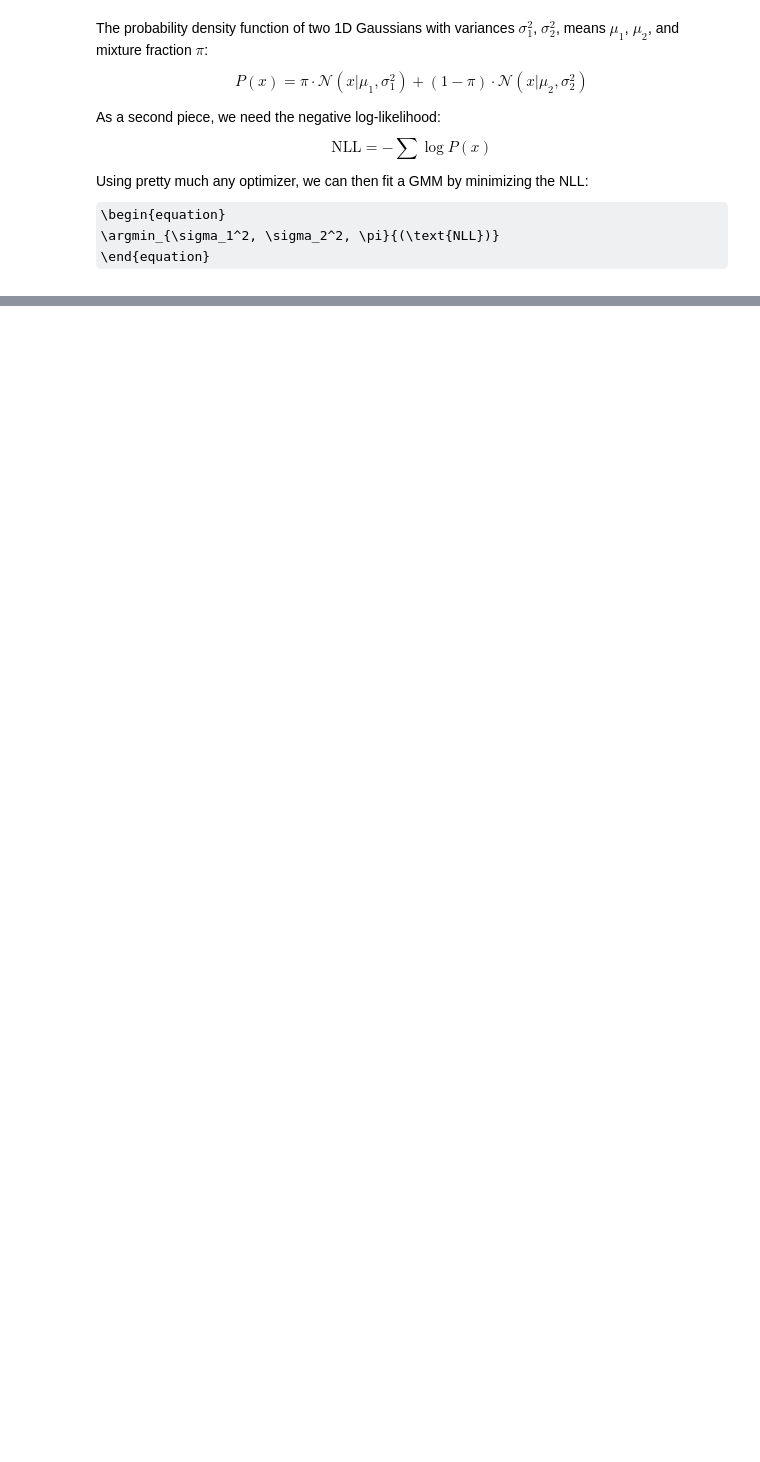
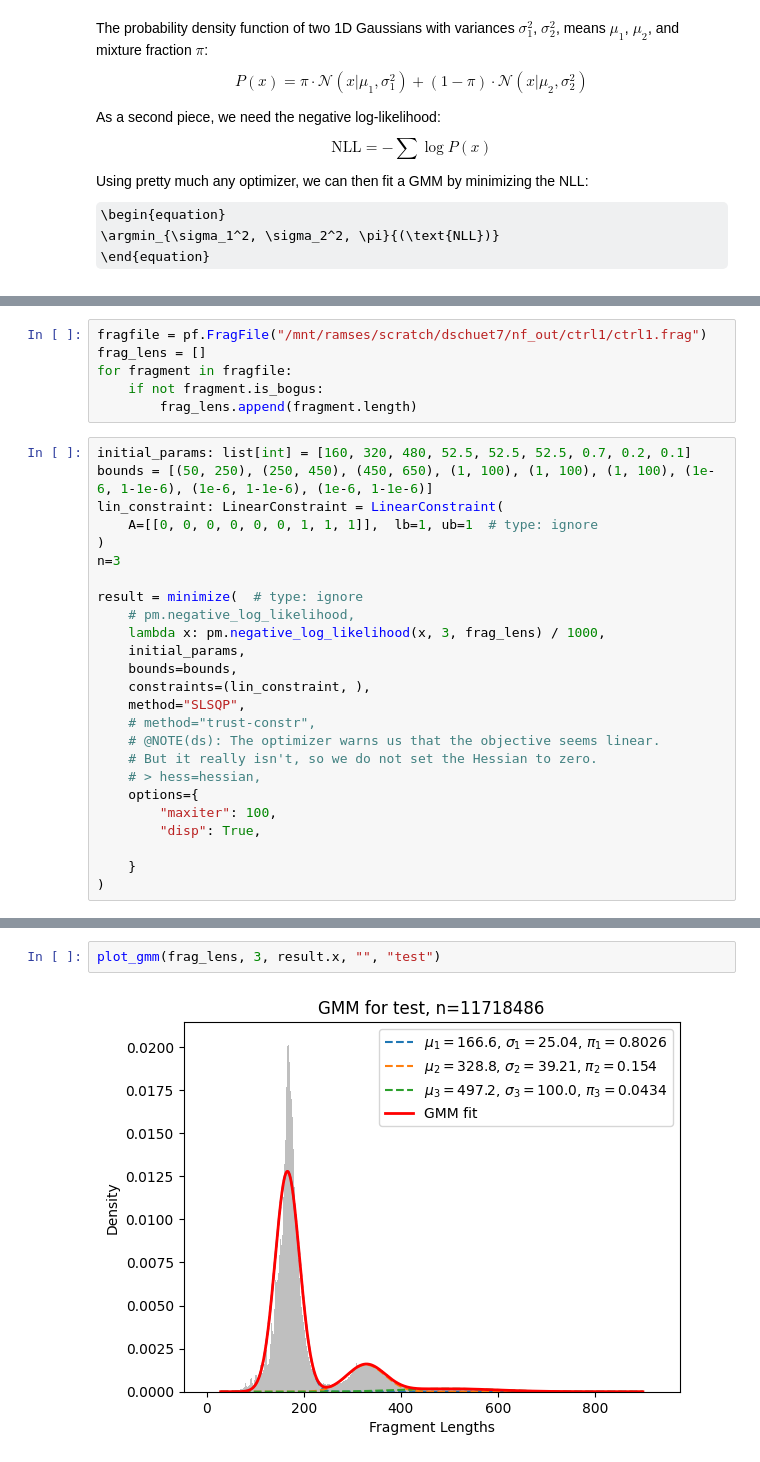
Before and after one commit to schwarzlab-ccb/pyfraglib, a Jupyter notebook: notebooks/gmm.ipynb, the cells around one changed output, grey strips where cells are left out. Drawn from its saved outputs; the diff is of its cells as text; some formulas as TeX source; blank space fills up the shorter version.

```diff
--- a/notebooks/gmm.ipynb
+++ b/notebooks/gmm.ipynb
@@ -39,0 +40,31 @@ plot_gmm(data, n, params, ".", "test")
+# %%
+fragfile = pf.FragFile("/mnt/ramses/scratch/dschuet7/nf_out/ctrl1/ctrl1.frag")
+frag_lens = []
+for fragment in fragfile:
+    if not fragment.is_bogus:
+        frag_lens.append(fragment.length)
+# %%
+initial_params: list[int] = [160, 320, 480, 52.5, 52.5, 52.5, 0.7, 0.2, 0.1]
+bounds = [(50, 250), (250, 450), (450, 650), (1, 100), (1, 100), (1, 100), (1e-6, 1-1e-6), (1e-6, 1-1e-6), (1e-6, 1-1e-6)]
+lin_constraint: LinearConstraint = LinearConstraint(
+    A=[[0, 0, 0, 0, 0, 0, 1, 1, 1]],  lb=1, ub=1  # type: ignore
+)
+n=3
+
+result = minimize(  # type: ignore
+    # pm.negative_log_likelihood,
+    lambda x: pm.negative_log_likelihood(x, 3, frag_lens) / 1000,
+    initial_params,
+    bounds=bounds,
+    constraints=(lin_constraint, ),
+    method="SLSQP",
+    # method="trust-constr",
+    # @NOTE(ds): The optimizer warns us that the objective seems linear.
+    # But it really isn't, so we do not set the Hessian to zero.
+    # > hess=hessian,
+    options={
+        "maxiter": 100,
+        "disp": True,
+
+    }
+)
@@ -39,0 +88,4 @@ plot_gmm(data, n, params, ".", "test")
+# %%
+plot_gmm(frag_lens, 3, result.x, "", "test")
+# %% [output]
+[figure, added]
```
Also changed, not shown: parts of 2 cells of this notebook, 5 other files.
